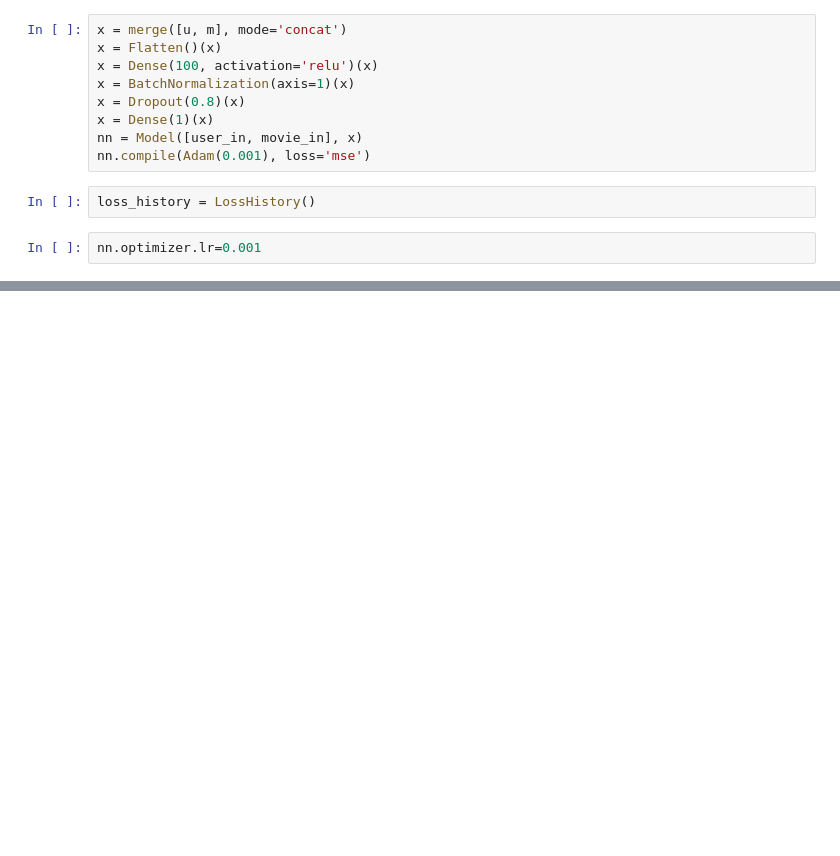
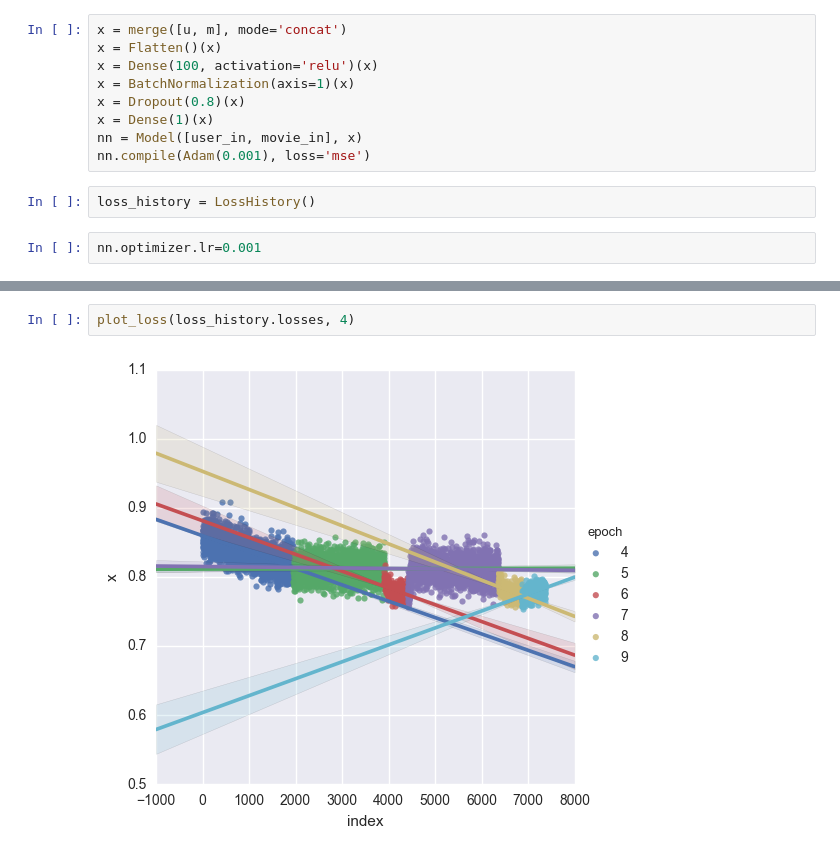
Before and after one commit to ah-/courses, a Jupyter notebook: deeplearning1/nbs/plot_loss.ipynb, the cells around one changed output, grey strips where cells are left out. Cells and saved outputs as stored; diff of their text form; blank space fills up the shorter version.

```diff
--- a/deeplearning1/nbs/plot_loss.ipynb
+++ b/deeplearning1/nbs/plot_loss.ipynb
@@ -99,0 +99,4 @@ sns.lmplot(y='x', x='index', hue='epoch', data=df)
+# %%
+plot_loss(loss_history.losses, 4)
+# %% [output]
+[figure, added]
```
Also changed, not shown: parts of 3 cells of this notebook.
